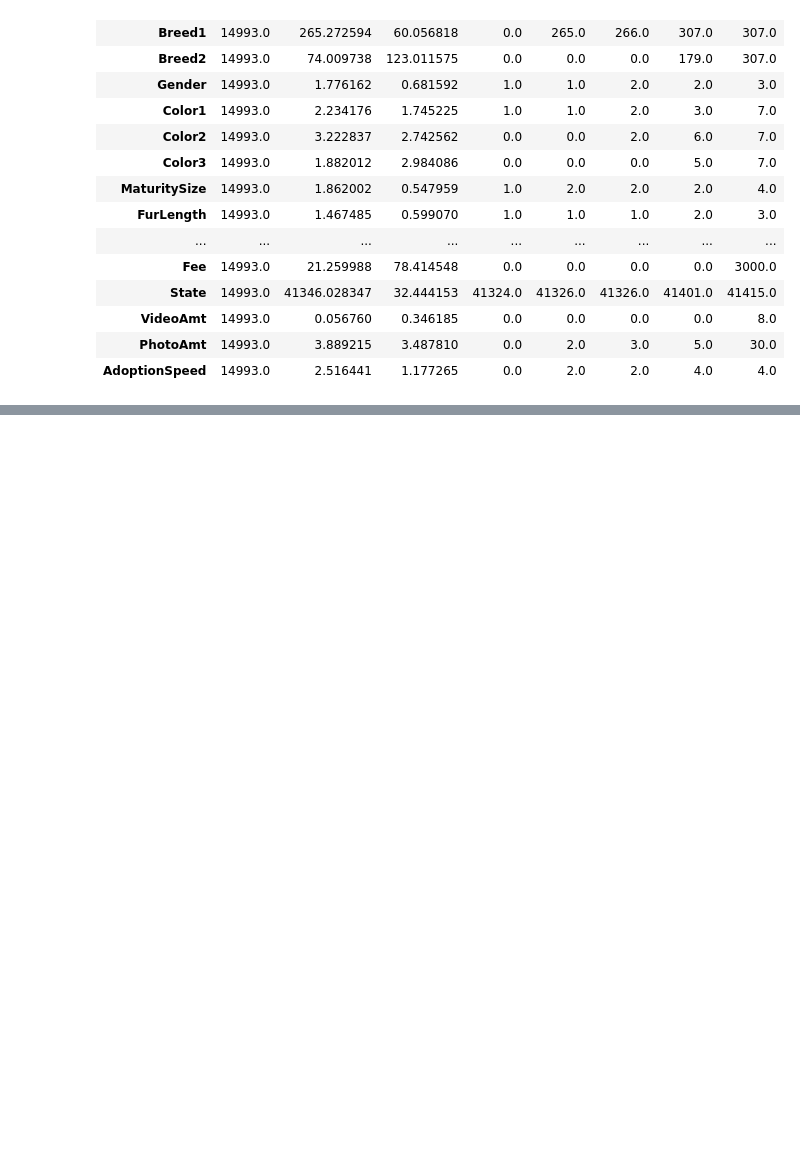
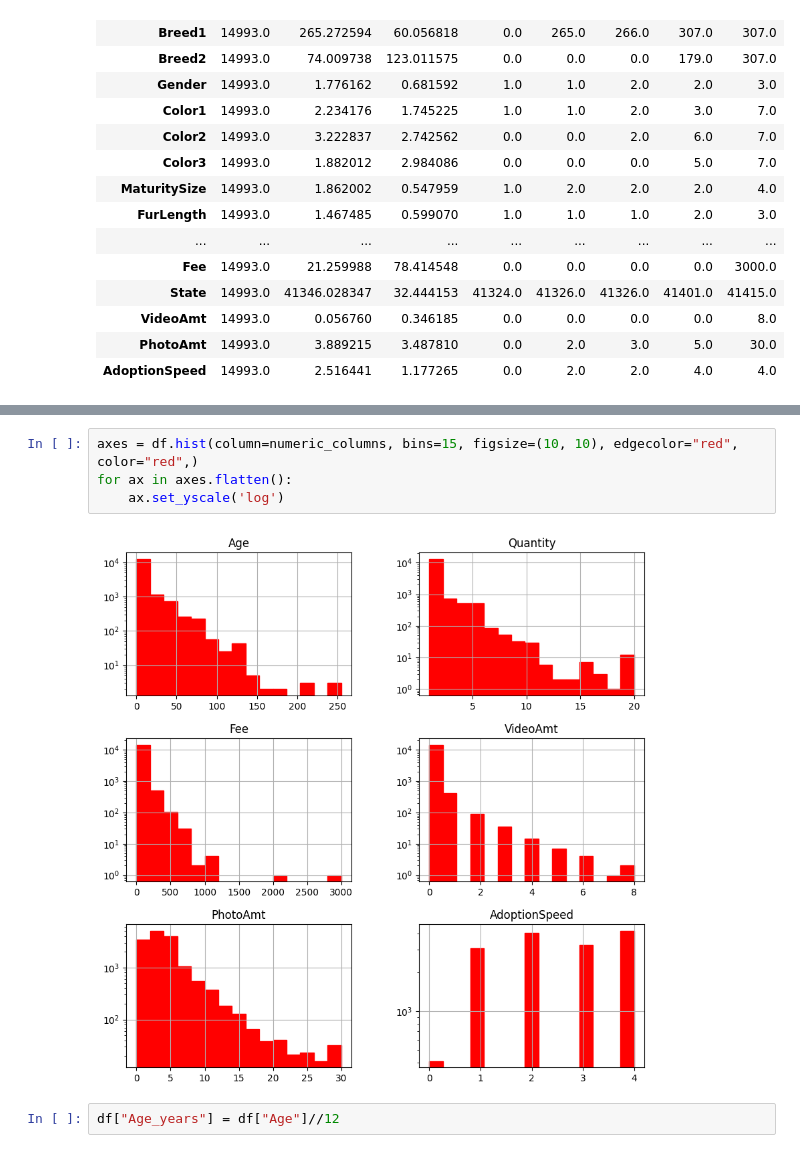
Before and after one commit to soniamatei/Adoption-Prediction, a Jupyter notebook: explore.ipynb, the cells around one changed output, grey strips where cells are left out. Drawn from its saved outputs; the diff is of its cells as text; blank space fills up the shorter version.

```diff
--- a/explore.ipynb
+++ b/explore.ipynb
@@ -140 +142,9 @@ array([[<Axes: title={'center': 'Type'}>,
+# %%
+axes = df.hist(column=numeric_columns, bins=15, figsize=(10, 10), edgecolor="red", color="red",)
+for ax in axes.flatten():
+    ax.set_yscale('log')
+# %% [output]
+[figure, added]
+# %%
+df["Age_years"] = df["Age"]//12
 # %%
```
Also changed, not shown: parts of 14 cells of this notebook, 1 other file.
